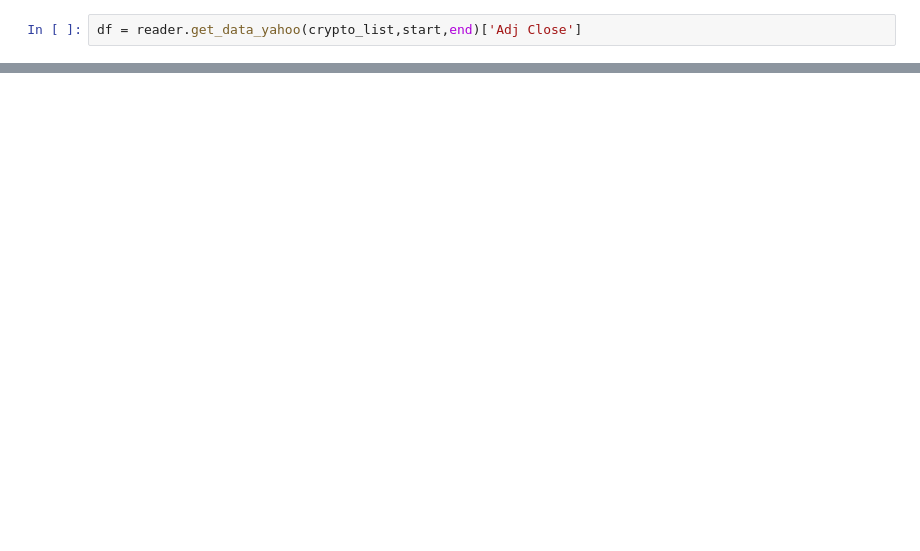
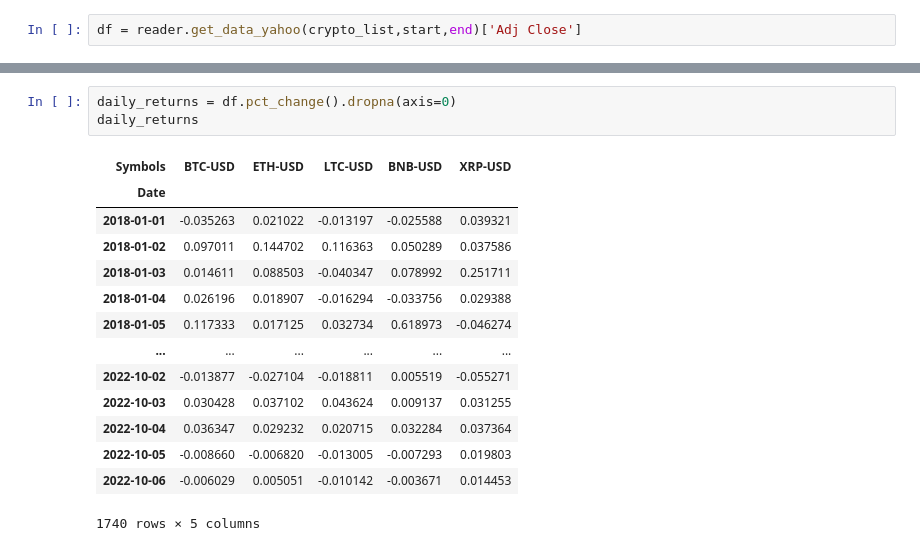
Before and after one commit to DudekCode/Crypto-data, a Jupyter notebook: 01_Input.ipynb, the cells around one changed output, grey strips where cells are left out. Saved outputs shown, nothing was run; the diff lists cells and outputs as text; blank space fills up the shorter version.

```diff
--- a/01_Input.ipynb
+++ b/01_Input.ipynb
@@ -35,0 +36,18 @@ df
+# %%
+daily_returns = df.pct_change().dropna(axis=0)
+daily_returns
+# %% [output]
+| Symbols | BTC-USD | ETH-USD | LTC-USD | BNB-USD | XRP-USD |
+| Date |  |  |  |  |  |
+| 2018-01-01 | -0.035263 | 0.021022 | -0.013197 | -0.025588 | 0.039321 |
+| 2018-01-02 | 0.097011 | 0.144702 | 0.116363 | 0.050289 | 0.037586 |
+| 2018-01-03 | 0.014611 | 0.088503 | -0.040347 | 0.078992 | 0.251711 |
+| 2018-01-04 | 0.026196 | 0.018907 | -0.016294 | -0.033756 | 0.029388 |
+| 2018-01-05 | 0.117333 | 0.017125 | 0.032734 | 0.618973 | -0.046274 |
+| ... | ... | ... | ... | ... | ... |
+| 2022-10-02 | -0.013877 | -0.027104 | -0.018811 | 0.005519 | -0.055271 |
+| 2022-10-03 | 0.030428 | 0.037102 | 0.043624 | 0.009137 | 0.031255 |
+| 2022-10-04 | 0.036347 | 0.029232 | 0.020715 | 0.032284 | 0.037364 |
+| 2022-10-05 | -0.008660 | -0.006820 | -0.013005 | -0.007293 | 0.019803 |
+| 2022-10-06 | -0.006029 | 0.005051 | -0.010142 | -0.003671 | 0.014453 |
+1740 rows × 5 columns
```
Also changed, not shown: parts of 13 cells of this notebook.
